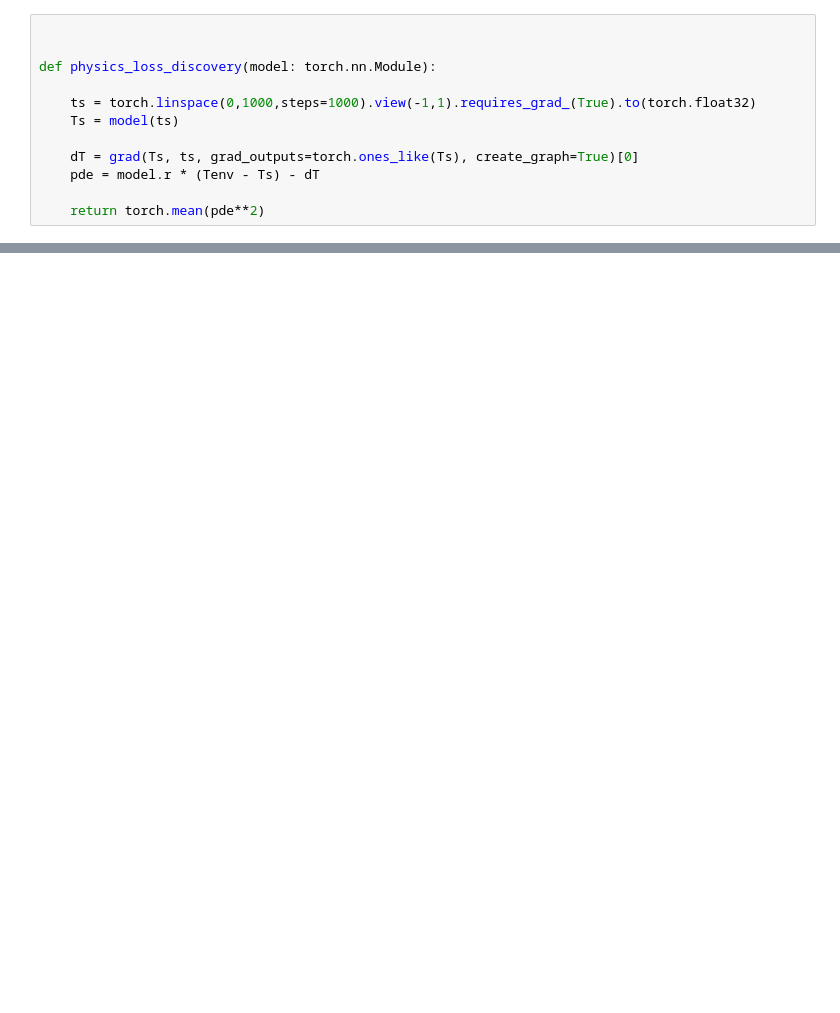
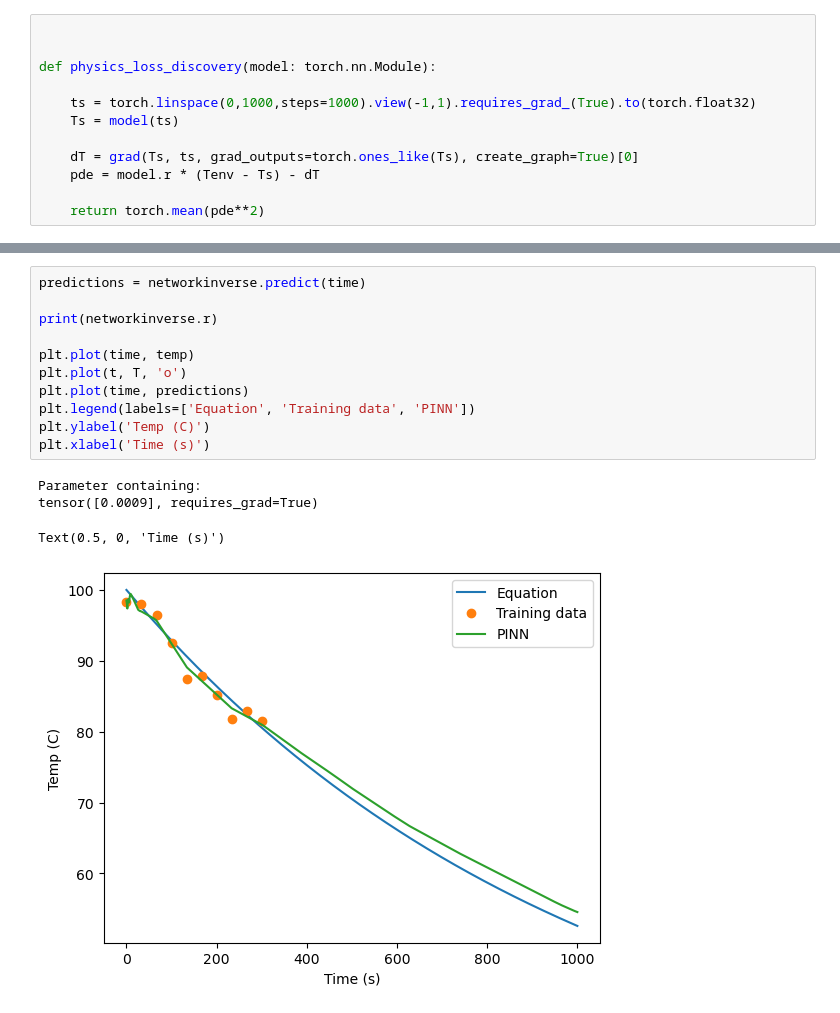
Before and after one commit to Christian-Sim-04/PINNs, a Jupyter notebook: law_of_cooling/loc_param_discovery.ipynb, the cells around one changed output, grey strips where cells are left out. Cells and saved outputs as stored; diff of their text form; blank space fills up the shorter version.

```diff
--- a/law_of_cooling/loc_param_discovery.ipynb
+++ b/law_of_cooling/loc_param_discovery.ipynb
@@ -37,0 +87,16 @@ plt.yscale('log')
+# %%
+predictions = networkinverse.predict(time)
+
+print(networkinverse.r)
+
+plt.plot(time, temp)
+plt.plot(t, T, 'o')
+plt.plot(time, predictions)
+plt.legend(labels=['Equation', 'Training data', 'PINN'])
+plt.ylabel('Temp (C)')
+plt.xlabel('Time (s)')
+# %% [output]
+Parameter containing:
+tensor([0.0009], requires_grad=True)
+Text(0.5, 0, 'Time (s)')
+[figure, added]
```
Also changed, not shown: parts of 3 cells of this notebook, 1 other file.
